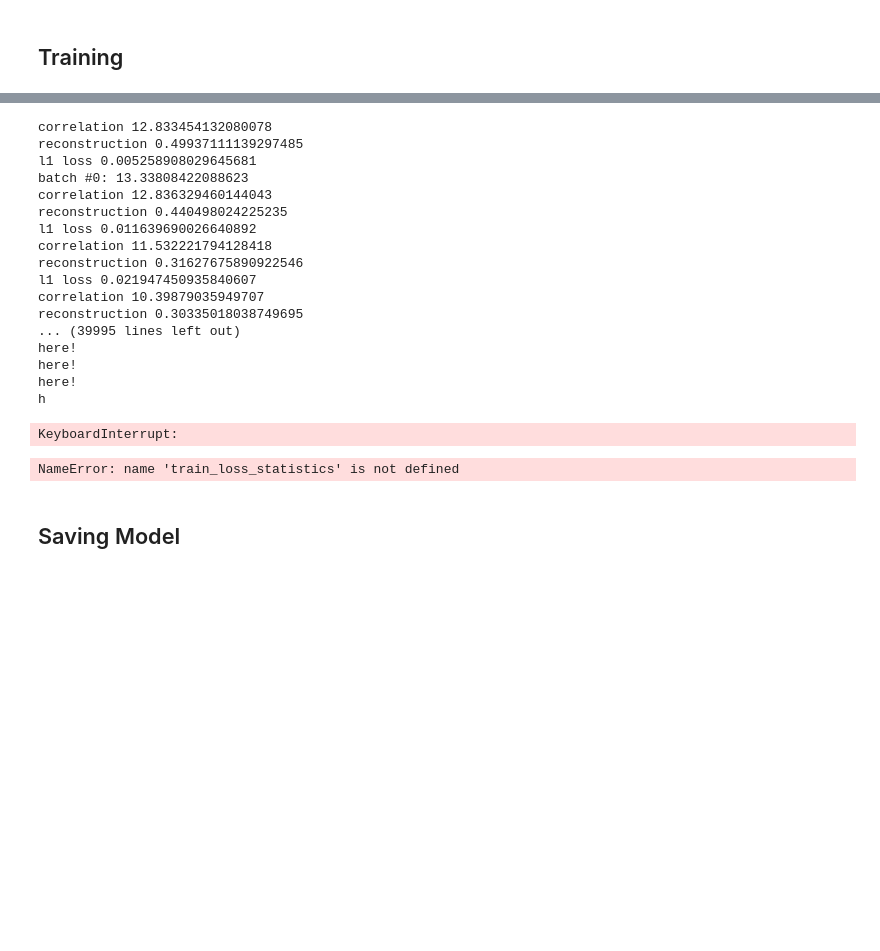
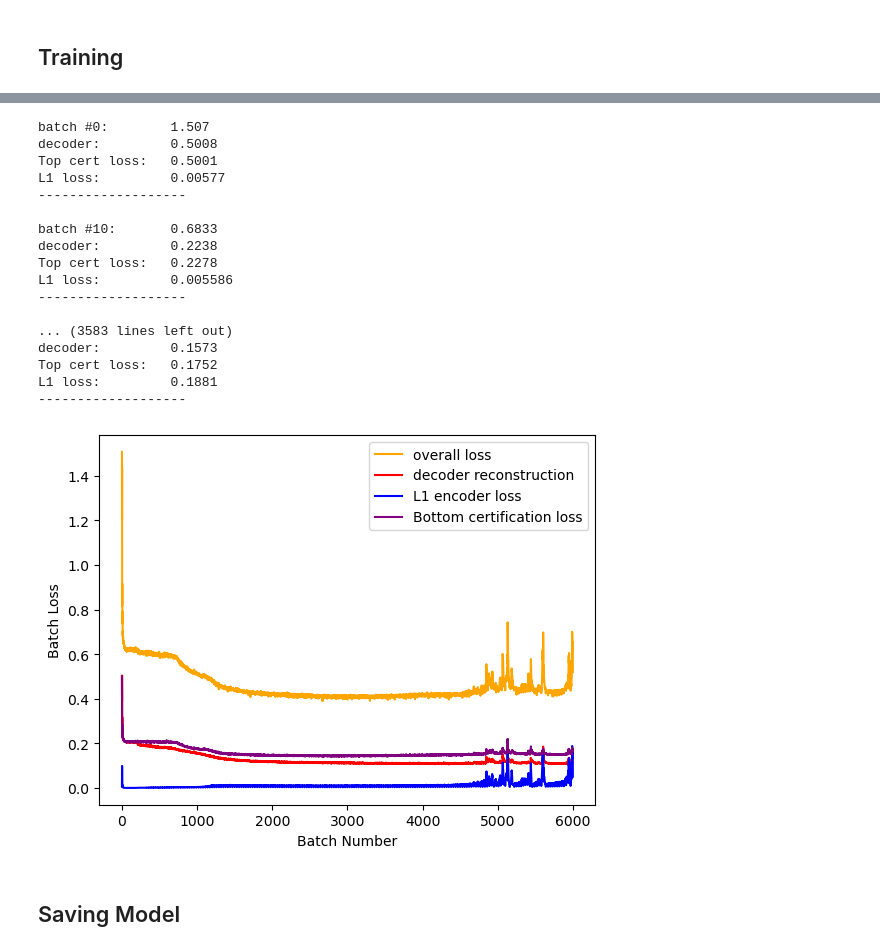
Before and after one commit to zroe1/gradient-routing, a Jupyter notebook: main.ipynb, the cells around one changed output, grey strips where cells are left out. Drawn from its saved outputs; the diff is of its cells as text; code cells hidden in the pictures; blank space fills up the shorter version.

```diff
--- a/main.ipynb
+++ b/main.ipynb
@@ -161,48 +165,53 @@ optimizer = torch.optim.Adam(model.parameters(), lr=1e-3, weight_decay=5e-5)
 def train(data_loader, loss, optimizer, model, epochs=1):
     model.train()
     train_loss_statistics = []
-    train_correlation_scores = []
-    train_mae_reconstruction = []
-    train_encoding_loss = []
+    decoder_maes = []
+    encoding_losses = []
+    mae_top_certs_loss = []
+    mae_bottom_certs_loss = []
 
     for epoch in range(epochs):
         for batch_idx, data in enumerate(data_loader):
             X, y = data
             X = torch.flatten(X, start_dim=1).to(device)
-            encoding, X_hat = model.forward(X)
+            encoding, X_hat, X_hat_top_cert, X_hat_bottom_cert = model.forward(X, y)
 
-            correlation_scores, mae_reconstruction, encoding_loss, batch_loss = loss(X, X_hat, encoding)
+            decoder_mae, encoding_loss, mae_top_cert, mae_bottom_cert, batch_loss = loss(X, X_hat, X_hat_top_cert, X_hat_bottom_cert, encoding)
             batch_loss.backward()
             optimizer.step()
             optimizer.zero_grad()
 
             train_loss_statistics.append(batch_loss.item())
-            train_correlation_scores.append(correlation_scores.item())
-            train_mae_reconstruction.append(mae_reconstruction.item())
-            train_encoding_loss.append(encoding_loss.item())
+            decoder_maes.append(decoder_mae.item())
+            encoding_losses.append(encoding_loss.item())
+            mae_top_certs_loss.append(mae_top_cert.item())
+            mae_bottom_certs_loss.append(mae_bottom_cert.item())
 
             if batch_idx % 10 == 0:
-                print(f"batch #{len(data_loader)*epoch + batch_idx}: {batch_loss}")
+                print(f"batch #{len(data_loader)*epoch + batch_idx}:\t {batch_loss:.4}")
+                print(f"decoder:\t {decoder_mae:.4}")
+                print(f"Top cert loss:\t {mae_top_cert:.4}")
+                print(F"L1 loss:\t {encoding_loss:.4}")
+                print("-------------------\n")
 
-    return train_loss_statistics
+    return decoder_maes, encoding_losses, mae_top_certs_loss, mae_bottom_certs_loss, train_loss_statistics
 # %%
-train_loss_statistics = train(train_loader, loss_fn, optimizer, model, epochs=200)
+train_rv = train(train_loader, loss_fn, optimizer, model, epochs=200)
 # %% [output]
-correlation 12.833454132080078
-reconstruction 0.49937111139297485
-l1 loss 0.005258908029645681
-batch #0: 13.33808422088623
-correlation 12.836329460144043
-reconstruction 0.440498024225235
-l1 loss 0.011639690026640892
-correlation 11.532221794128418
-reconstruction 0.31627675890922546
-l1 loss 0.021947450935840607
-correlation 10.39879035949707
-reconstruction 0.30335018038749695
-... (39995 lines left out)
-here!
-here!
-here!
-h
+batch #0:        1.507
+decoder:         0.5008
+Top cert loss:   0.5001
+L1 loss:         0.00577
+-------------------
+
+batch #10:       0.6833
+decoder:         0.2238
+Top cert loss:   0.2278
+L1 loss:         0.005586
+-------------------
+
+... (3583 lines left out)
+decoder:         0.1573
+Top cert loss:   0.1752
+L1 loss:         0.1881
+-------------------
-KeyboardInterrupt:
@@ -211,10 +218,17 @@ KeyboardInterrupt:
+# %%
+decoder_maes, encoding_losses, mae_top_certs_loss, mae_bottom_certs_loss, train_loss_statistics = train_rv
 # %%
-plt.plot(np.arange(0, len(train_loss_statistics)), train_loss_statistics, color='orange')
+plt.plot(np.arange(0, len(train_loss_statistics)), train_loss_statistics, color='orange', label="overall loss")
+plt.plot(np.arange(0, len(train_loss_statistics)), decoder_maes, color='red', label="decoder reconstruction")
+plt.plot(np.arange(0, len(train_loss_statistics)), encoding_losses, color='blue', label="L1 encoder loss")
+plt.plot(np.arange(0, len(train_loss_statistics)), mae_bottom_certs_loss, color='purple', label="Bottom certification loss")
+
 plt.xlabel("Batch Number")
 plt.ylabel("Batch Loss")
+plt.legend()
 plt.show()
 # %% [output]
-NameError: name 'train_loss_statistics' is not defined
+[figure, added]
 # %% [markdown]
 ## Saving Model
 # %%
```
Also changed, not shown: parts of 9 cells of this notebook.
